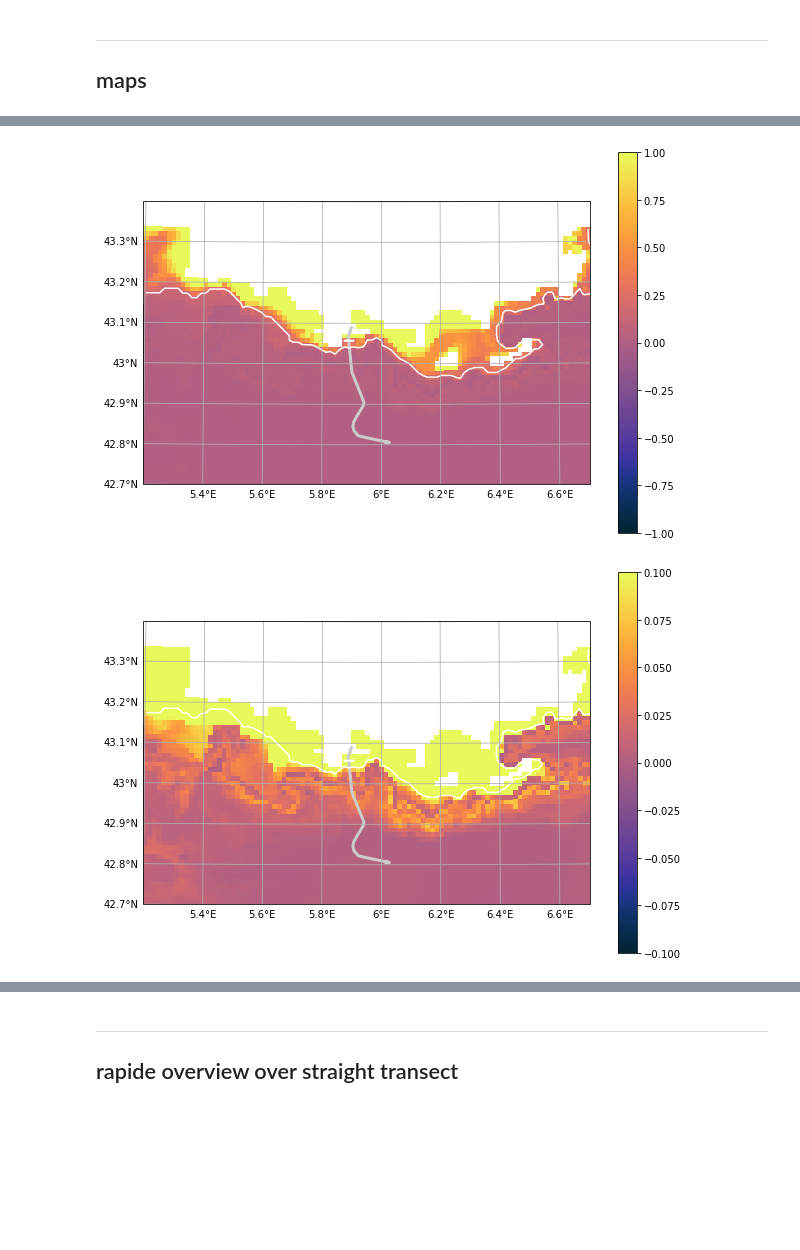
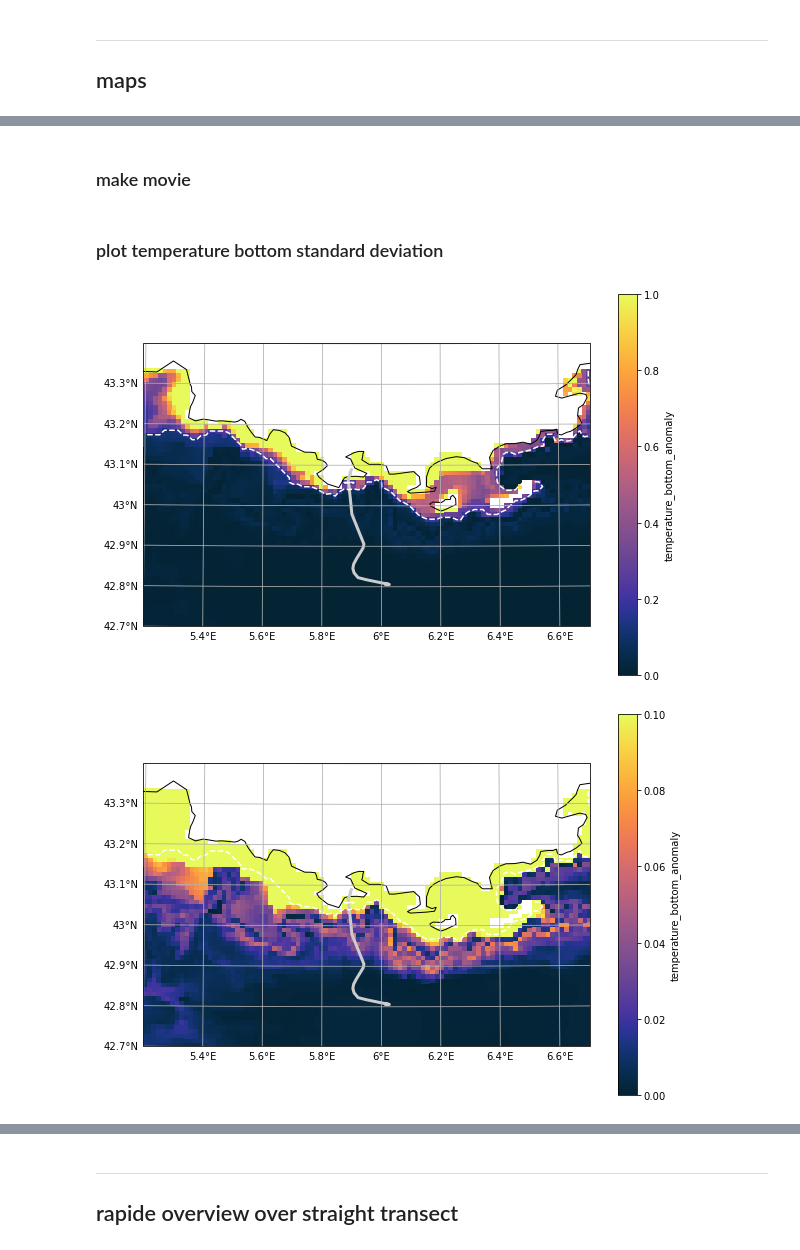
Before and after one commit to apatlpo/das_work, a Jupyter notebook: hydrology/model.ipynb, the cells around one changed output, grey strips where cells are left out. Cells and saved outputs as stored; diff of their text form; code cells hidden in the pictures; blank space fills up the shorter version.

```diff
--- a/hydrology/model.ipynb
+++ b/hydrology/model.ipynb
@@ -106,36 +160,0 @@ da.plot(x="lon", y="lat", ax=ax)
-# %%
-# bottom anomaly
-
-da = (ds.temperature_bottom - ds.temperature_bottom_mean).isel(time=0)
-
-import cartopy.crs as ccrs
-import cartopy.feature as cfeature
-import cartopy.geodesic as cgeo
-
-
-def plot_map(da, figsize=(10,7), **kwargs):
-
-    #fig, ax = plt.subplots(1,1)
-    fig = plt.figure(figsize=figsize)
-    ax = fig.add_subplot(111, projection=ccrs.Orthographic(6, 43.))
-
-    da.plot(x="lon", y="lat", ax=ax, transform=ccrs.PlateCarree(), **kwargs)
-    ax.set_extent([5.2, 6.7, 42.7, 43.4])
-
-    gl = ax.gridlines(draw_labels=True, dms=False,
-                      x_inline=False, y_inline=False,
-                    )
-    gl.right_labels=False
-    gl.top_labels=False
-
-    #dland = dict(scale="110m", edgecolor='face', facecolor=cfeature.COLORS['land'])
-    #land_feature = cfeature.NaturalEarthFeature('physical', 'land', **dland)
-    #ax.add_feature(land_feature,  zorder=0)
-    ax.plot(das.longitude, das.latitude, color="0.8", lw=3, transform=ccrs.PlateCarree(),)
-
-    da.h.plot.contour(x="lon", y="lat", levels=[100], colors="w", ls="--",
-                      transform=ccrs.PlateCarree())
-
-    return fig
-
-plot_map(da, vmin=-1, vmax=1, cmap=cm.thermal, extend="neither");
@@ -146 +167,3 @@ da = (ds.temperature_bottom - ds.temperature_bottom_mean).compute()
+# %% [markdown]
+### make movie
 # %%
@@ -156,15 +178,14 @@ for t in tqdm(da.time):
     plt.close(fig)
     i+=1
+# %% [markdown]
+### plot temperature bottom standard deviation
 # %%
-_da = da.std("time")
-
-plot_map(_da, vmin=-1, vmax=1, cmap=cm.thermal, extend="neither");
+da = ds["temperature_bottom_anomaly"].std("time")
+plot_map(da, das, vmin=0, vmax=1, cmap=cm.thermal, extend="neither");
 # %% [output]
-[figure, old version]
+[figure, new version]
 # %%
-_da = da.std("time")
-
-plot_map(_da, vmin=-.1, vmax=.1, cmap=cm.thermal, extend="neither");
+plot_map(da, das, vmin=0, vmax=.1, cmap=cm.thermal, extend="neither");
 # %% [output]
-[figure, old version]
+[figure, new version]
 # %%
```
Also changed, not shown: parts of 26 cells of this notebook, 1 other file.
